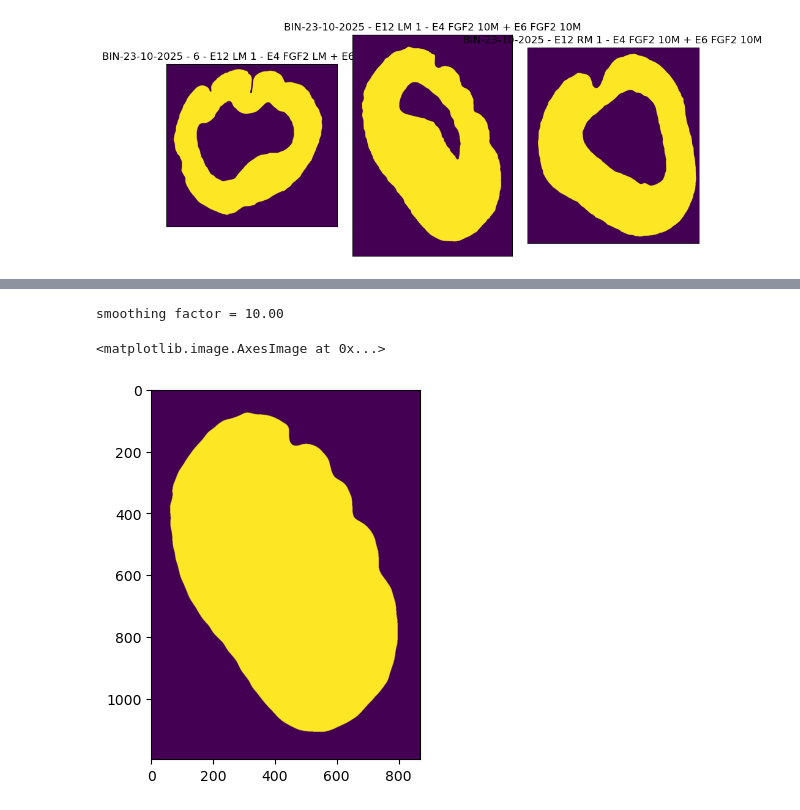
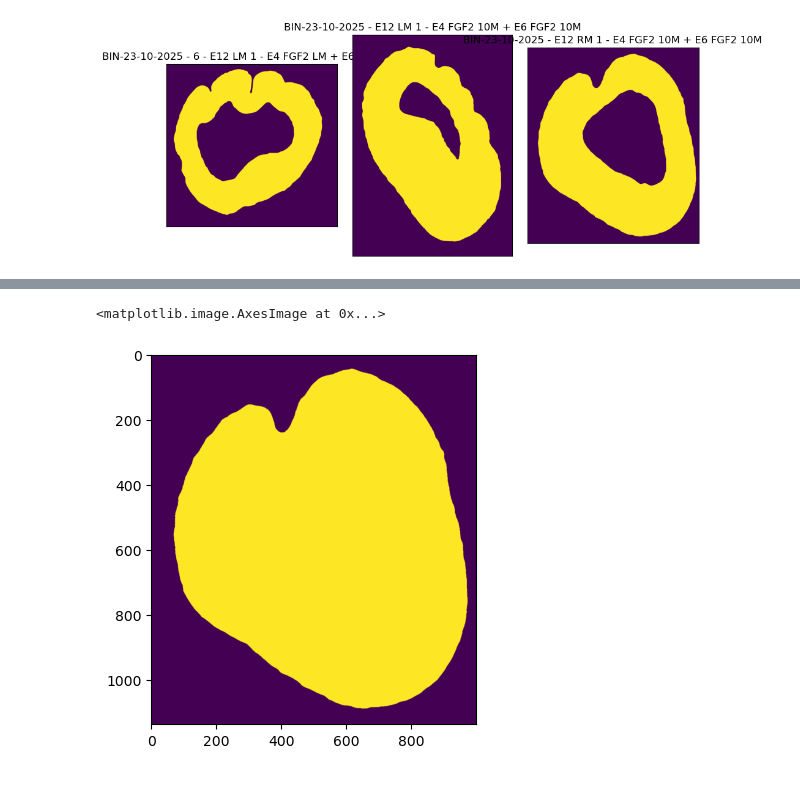
Before and after one commit to enricoenne/ventricle-measure, a Jupyter notebook: gyrification.ipynb, the cells around one changed output, grey strips where cells are left out. Saved outputs shown, nothing was run; the diff lists cells and outputs as text; code cells hidden in the pictures.

```diff
--- a/gyrification.ipynb
+++ b/gyrification.ipynb
@@ -44,10 +44,9 @@ plt.tight_layout()
 # %% [output]
 [figure]
 # %%
-donut, res = get_picture2D(f'{folder}/{names[1]}.tif')
+donut, res = get_picture2D(f'{folder}/{names[2]}.tif')
 
 plt.imshow(donut)
-
 
 donut = np.pad(donut, pad_width=10, mode='constant', constant_values=0)
 
@@ -58,25 +57,24 @@ plt.imshow(donut)
 # %%
-donut = smoothing(donut, 10)
+# donut = smoothing(donut, 10)
 
 donut_mask = donut != 0
 
 # we should have only ventricle and outside regions
 labeled, n = label(~ donut_mask)
 
 if n != 2:
     raise ValueError('problem with masks, too many regions')
 
 # outside label is the label of the pixel on the top left
 outside_label = labeled[(0,0)]
 outside_mask = labeled == outside_label
 # ventricle is the other region
 ventr_mask = (labeled != outside_label) & (~ donut_mask)
 
 tissue = ~outside_mask
 
 
 plt.imshow(tissue)
 # %% [output]
-smoothing factor = 10.00
+<matplotlib.image.AxesImage at 0x...>
-<matplotlib.image.AxesImage at 0x...>
-[figure, old version]
+[figure, new version]
```
Also changed, not shown: parts of 7 cells of this notebook, 1 other file.
